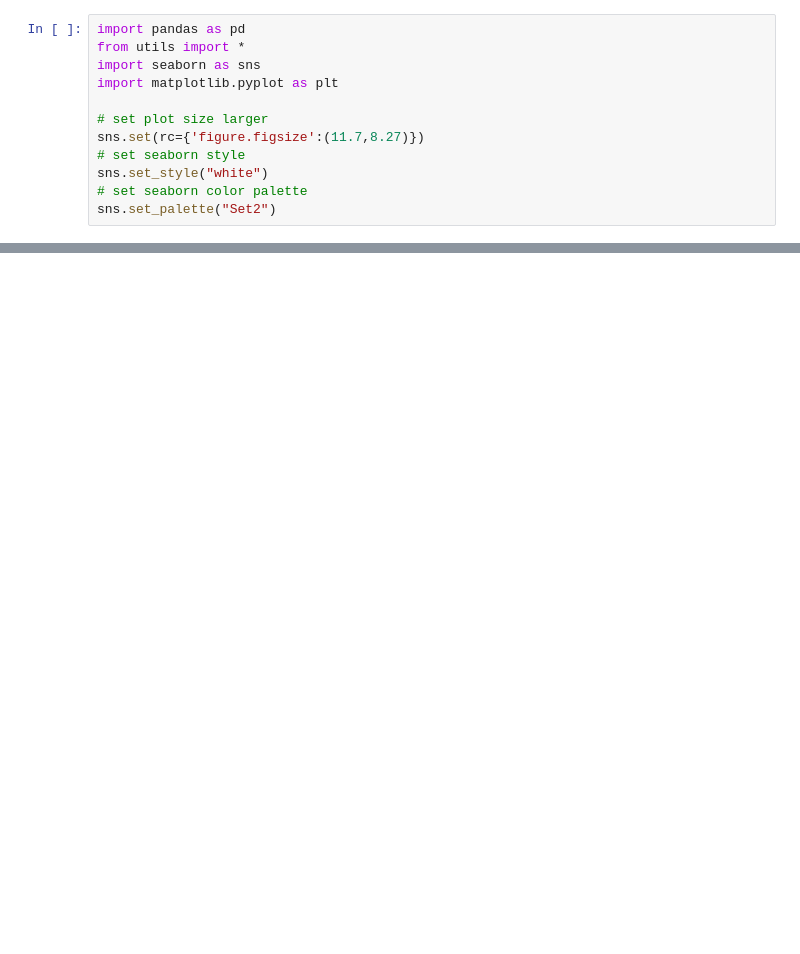
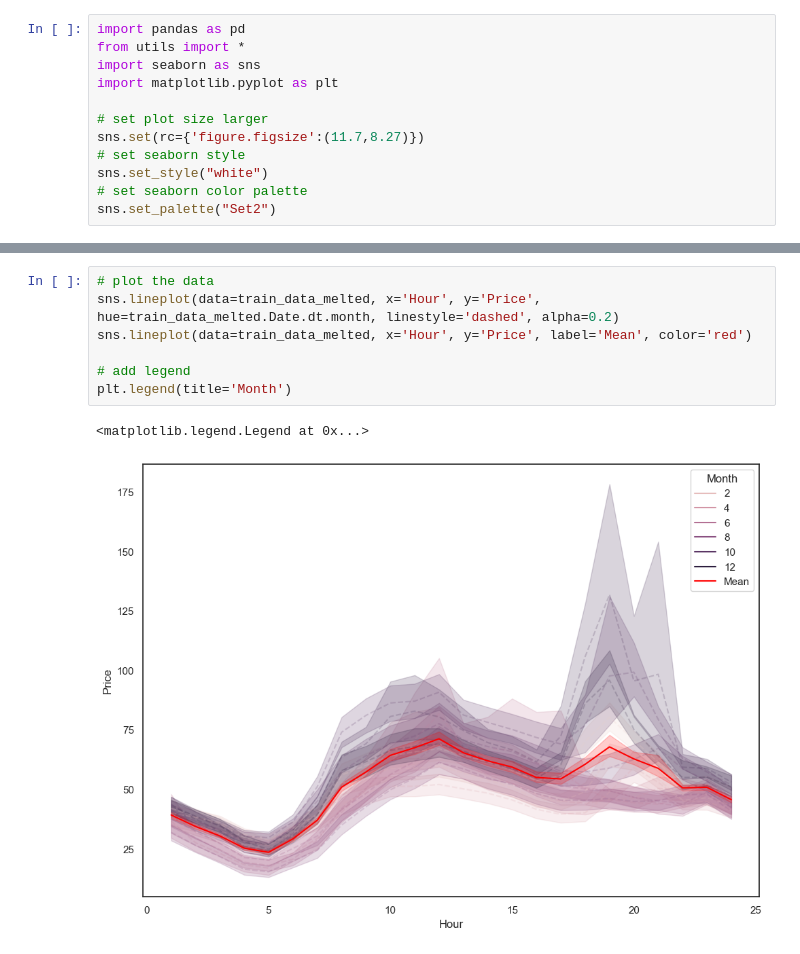
Before and after one commit to rnambaa/project-reinforcement-learning, a Jupyter notebook: EDA.ipynb, the cells around one changed output, grey strips where cells are left out. Saved outputs shown, nothing was run; the diff lists cells and outputs as text; blank space fills up the shorter version.

```diff
--- a/EDA.ipynb
+++ b/EDA.ipynb
@@ -46,3 +46,13 @@ plt.legend(title='Year')
+# %%
+# plot the data
+sns.lineplot(data=train_data_melted, x='Hour', y='Price', hue=train_data_melted.Date.dt.month, linestyle='dashed', alpha=0.2)
+sns.lineplot(data=train_data_melted, x='Hour', y='Price', label='Mean', color='red')
+
+# add legend
+plt.legend(title='Month')
+# %% [output]
+<matplotlib.legend.Legend at 0x...>
+[figure, added]
 # %%
 # plot the price per day of the week, extracted from the date column
 # step 1 extract the day of the week from the date column
```
Also changed, not shown: parts of 7 cells of this notebook, 3 other files.
